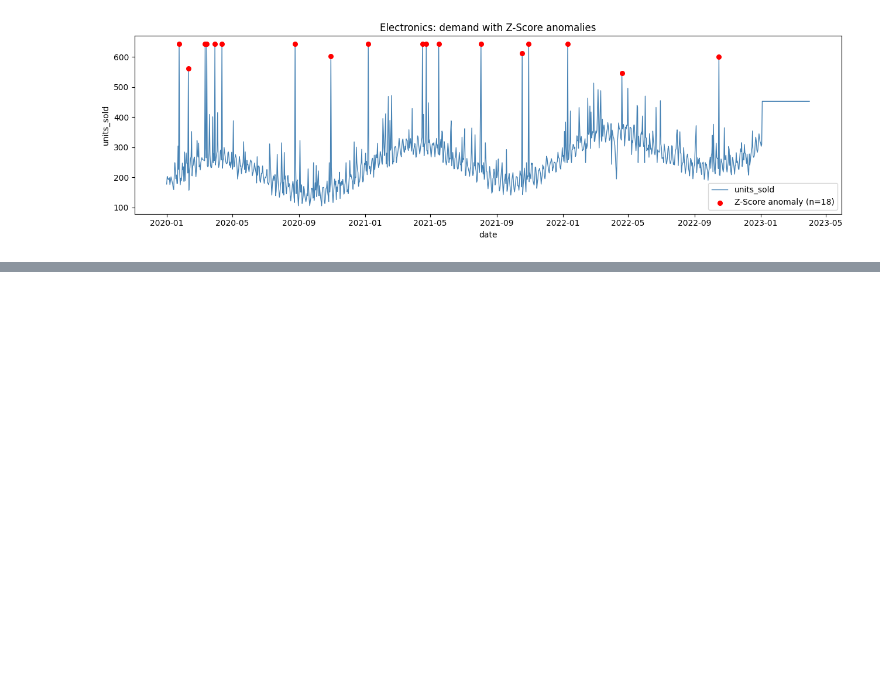
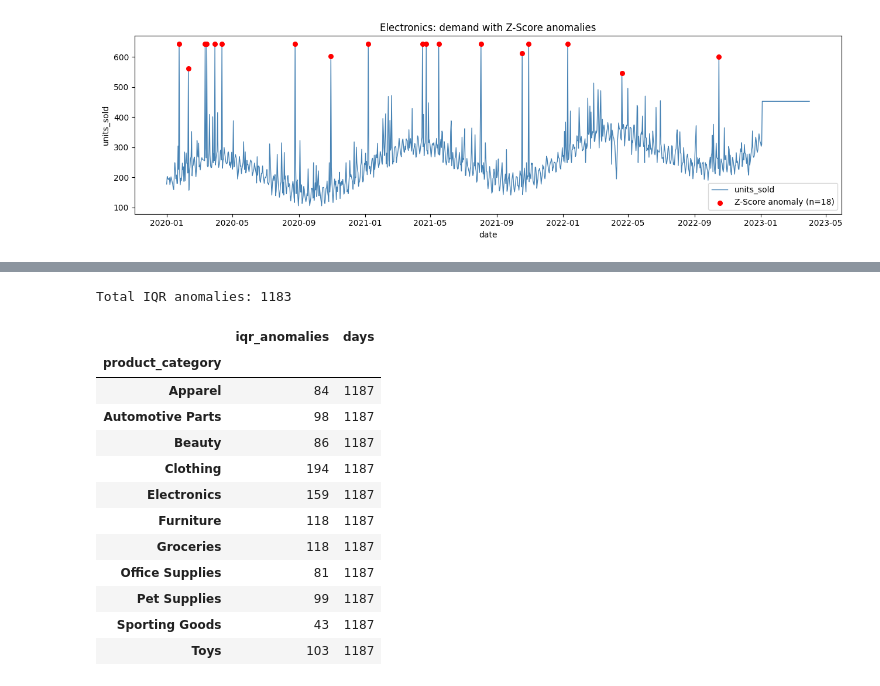
Before and after one commit to ManasXakistis/Supply-Chain-Analytics---Demand-Forecasting-Anomaly-Detection, a Jupyter notebook: notebooks/anomaly_detection.ipynb, the cells around one changed output, grey strips where cells are left out. Drawn from its saved outputs; the diff is of its cells as text; code cells hidden in the pictures; blank space fills up the shorter version.

```diff
--- a/notebooks/anomaly_detection.ipynb
+++ b/notebooks/anomaly_detection.ipynb
@@ -129,0 +160,21 @@ plt.tight_layout(); plt.show()
+# %%
+iqr_summary = (work.groupby('product_category')['anomaly_iqr'].sum().astype(int)
+                   .to_frame('iqr_anomalies'))
+iqr_summary['days'] = work.groupby('product_category').size()
+print('Total IQR anomalies:', int(work['anomaly_iqr'].sum()))
+iqr_summary
+# %% [output]
+Total IQR anomalies: 1183
+|  | iqr_anomalies | days |
+| product_category |  |  |
+| Apparel | 84 | 1187 |
+| Automotive Parts | 98 | 1187 |
+| Beauty | 86 | 1187 |
+| Clothing | 194 | 1187 |
+| Electronics | 159 | 1187 |
+| Furniture | 118 | 1187 |
+| Groceries | 118 | 1187 |
+| Office Supplies | 81 | 1187 |
+| Pet Supplies | 99 | 1187 |
+| Sporting Goods | 43 | 1187 |
+| Toys | 103 | 1187 |
```
Also changed, not shown: parts of 4 cells of this notebook.
